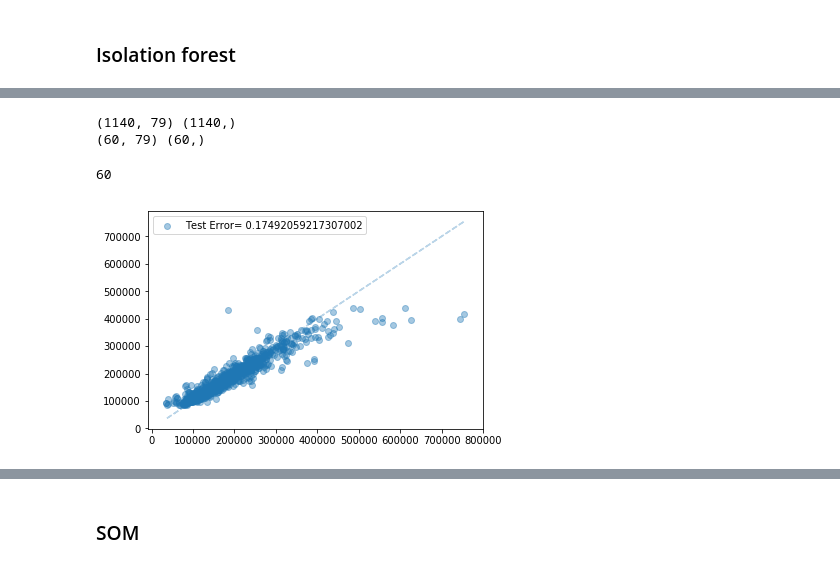
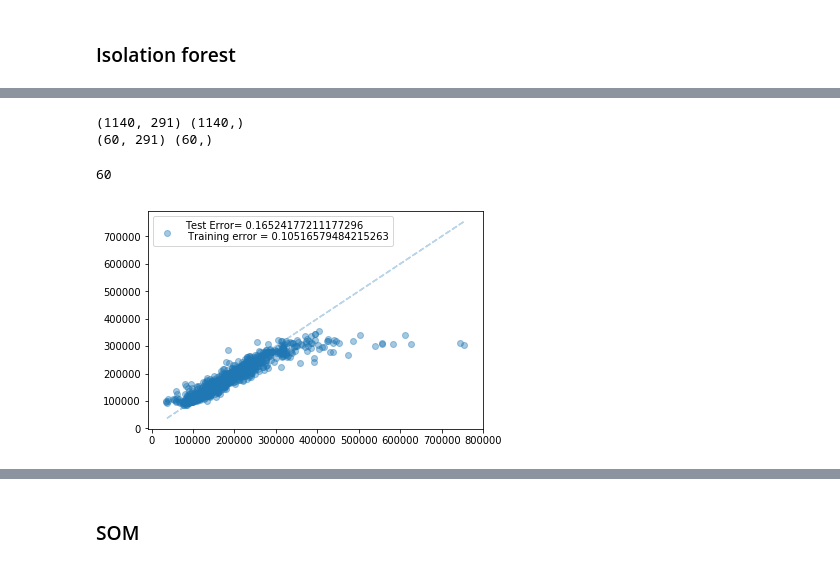
Before and after one commit to Gadiben/AML2018, a Jupyter notebook: Notebooks/challenges/Scikitlearn_Tree.ipynb, the cells around one changed output, grey strips where cells are left out. Saved outputs shown, nothing was run; the diff lists cells and outputs as text; code cells hidden in the pictures.

```diff
--- a/Notebooks/challenges/Scikitlearn_Tree.ipynb
+++ b/Notebooks/challenges/Scikitlearn_Tree.ipynb
@@ -117,9 +182,9 @@ array([[1],
 clf = DecisionTreeRegressor()
 clf = clf.fit(X_scaled, Y)
 feature_importances_forest = clf.feature_importances_
-sort_index_forest = np.argsort(feature_importances)
+sort_index_forest = np.argsort(feature_importances_forest)
 
-clf = RandomForestRegressor()
+clf = RandomForestRegressor(n_estimators=100)
 clf = clf.fit(X_scaled, Y)
 feature_importances = clf.feature_importances_
 sort_index = np.argsort(feature_importances)
@@ -220,6 +293,7 @@ plt.show()
 # %%
 testErrors = []
-for i in range(2,80):
+for i in range(2,len(X.columns.values)):
+    if not i%50:print(i)
     pca = PCA(n_components=i)
     principalComponents = pca.fit_transform(X_scaled_array)
     principalDf = pd.DataFrame(data = principalComponents)
@@ -435,4 +516,5 @@ plt.show()
 # %%
+scores_pred, y_pred, threshold = findOutliers_IsolationForest(Y.values.reshape(-1,1), outliers_fraction)
 outlier_index = np.where(y_pred==-1)[0]
 X_WO = X.drop(outlier_index)
 Y_WO = Y.drop(outlier_index)
@@ -442,20 +524,20 @@ print(X_WO.shape,Y_WO.shape)
 print(X_outliers.shape,Y_outliers.shape)
 len(outlier_index)
 # %% [output]
-(1140, 79) (1140,)
-(60, 79) (60,)
+(1140, 291) (1140,)
+(60, 291) (60,)
 60
 # %%
 X_scaled_array_WO = StandardScaler().fit_transform(X_WO)
 X_scaled_WO = pd.DataFrame(X_scaled_array_WO,columns=kept_columnValues)
-testerror,trainerror,regressor = regressionTrees(X=X_scaled_WO,X_outliers=X_outliers,Y_outliers=Y_outliers,Y=Y_WO,depth=100,min_samples_leaf=5,test_size=0.25,singleTree=False,forest=True,extraTrees=False,nb_estimator=20)
+test_error,train_error,regressor = regressionTrees(X=X_scaled_WO,X_outliers=X_outliers,Y_outliers=Y_outliers,Y=Y_WO,depth=100,min_samples_leaf=5,test_size=0.25,singleTree=False,forest=True,extraTrees=False,nb_estimator=20)
 # %%
 plt.plot(Y,Y,'--',alpha=0.3,label="")
-plt.scatter(Y,regressor.predict(X_scaled),alpha=0.4,label="Test Error= "+str(testerror))
+plt.scatter(Y,regressor.predict(X_scaled),alpha=0.4,label="Test Error= "+str(test_error)+"\n Training error = "+str(train_error))
 plt.legend()
 plt.show()
 # %% [output]
-[figure, old version]
+[figure, new version]
 # %%
 testErrors = []
 trainErrors = []
```
Also changed, not shown: parts of 22 cells of this notebook, 1 other file.
